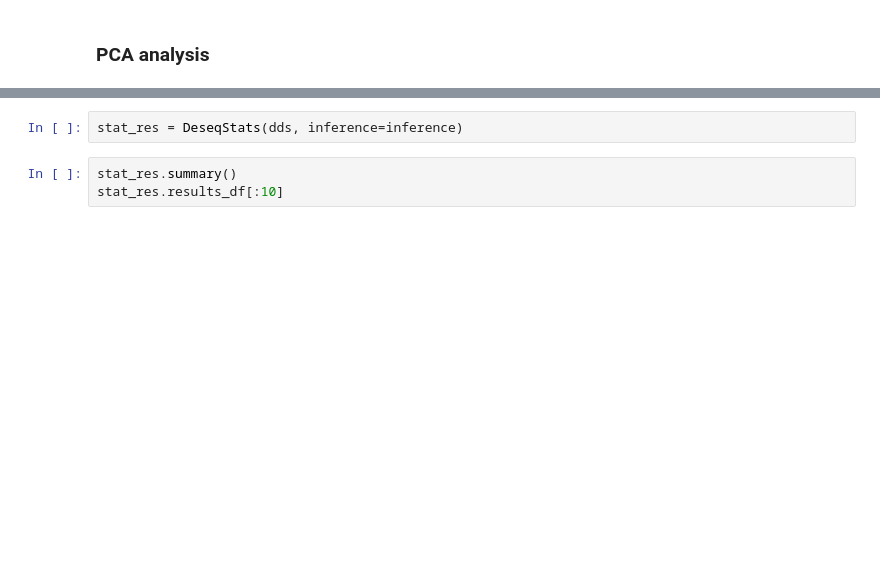
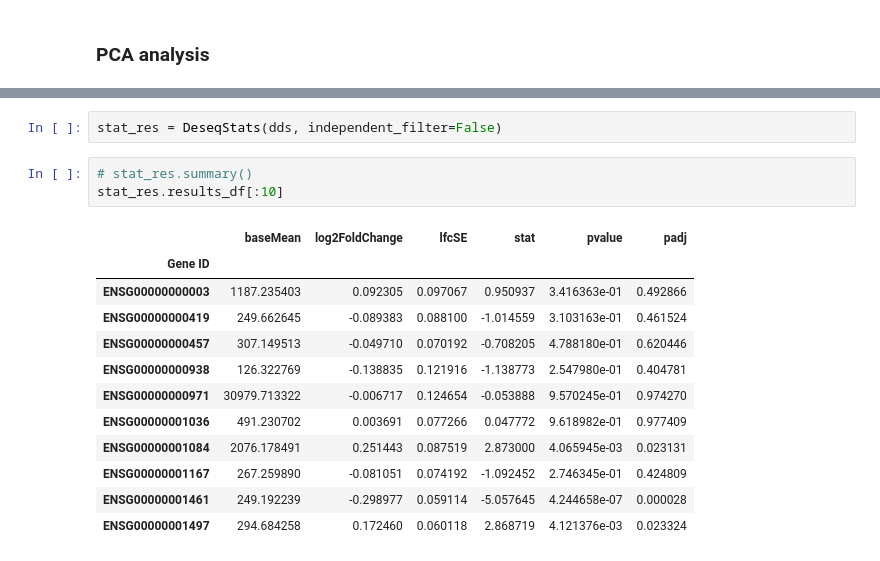
Before and after one commit to syao13/fibrosis-progression-deseq2, a Jupyter notebook: notebooks/03-diffexp-analysis-fatty-liver.ipynb, the cells around one changed output, grey strips where cells are left out. Cells and saved outputs as stored; diff of their text form; blank space fills up the shorter version.

```diff
--- a/notebooks/03-diffexp-analysis-fatty-liver.ipynb
+++ b/notebooks/03-diffexp-analysis-fatty-liver.ipynb
@@ -144,8 +273,21 @@ print(dds)
 # %%
-stat_res = DeseqStats(dds, inference=inference)
+stat_res = DeseqStats(dds, independent_filter=False)
 # %%
-stat_res.summary()
+# stat_res.summary()
 stat_res.results_df[:10]
+# %% [output]
+|  | baseMean | log2FoldChange | lfcSE | stat | pvalue | padj |
+| Gene ID |  |  |  |  |  |  |
+| ENSG00000000003 | 1187.235403 | 0.092305 | 0.097067 | 0.950937 | 3.416363e-01 | 0.492866 |
+| ENSG00000000419 | 249.662645 | -0.089383 | 0.088100 | -1.014559 | 3.103163e-01 | 0.461524 |
+| ENSG00000000457 | 307.149513 | -0.049710 | 0.070192 | -0.708205 | 4.788180e-01 | 0.620446 |
+| ENSG00000000938 | 126.322769 | -0.138835 | 0.121916 | -1.138773 | 2.547980e-01 | 0.404781 |
+| ENSG00000000971 | 30979.713322 | -0.006717 | 0.124654 | -0.053888 | 9.570245e-01 | 0.974270 |
+| ENSG00000001036 | 491.230702 | 0.003691 | 0.077266 | 0.047772 | 9.618982e-01 | 0.977409 |
+| ENSG00000001084 | 2076.178491 | 0.251443 | 0.087519 | 2.873000 | 4.065945e-03 | 0.023131 |
+| ENSG00000001167 | 267.259890 | -0.081051 | 0.074192 | -1.092452 | 2.746345e-01 | 0.424809 |
+| ENSG00000001461 | 249.192239 | -0.298977 | 0.059114 | -5.057645 | 4.244658e-07 | 0.000028 |
+| ENSG00000001497 | 294.684258 | 0.172460 | 0.060118 | 2.868719 | 4.121376e-03 | 0.023324 |
 # %%
 results_df = stat_res.results_df.sort_values(by=["padj"])
 results_df.head(10)
```
Also changed, not shown: parts of 43 cells of this notebook, 1 other file.
